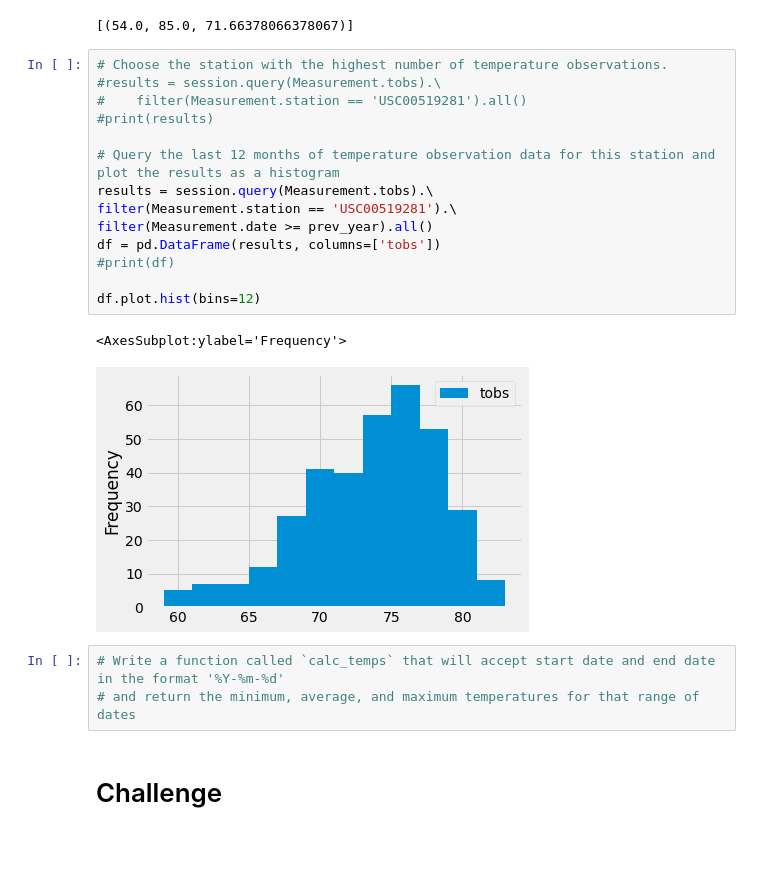
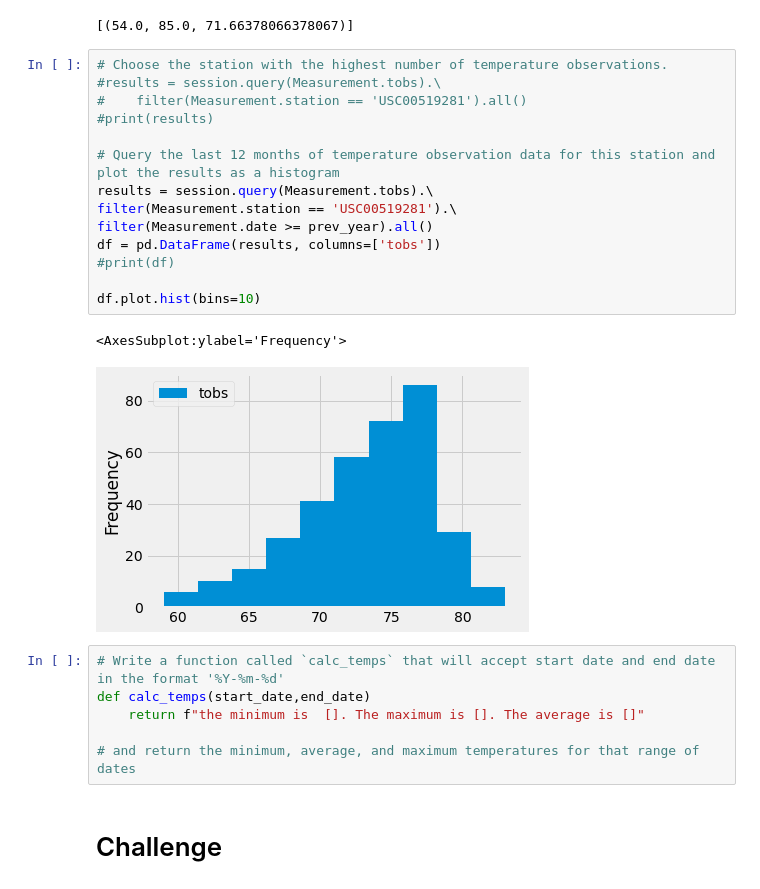
Before and after one commit to mlov1649/surfs_up, a Jupyter notebook: climate_analysis.ipynb, the cells around one changed output. Saved outputs shown, nothing was run; the diff lists cells and outputs as text; blank space fills up the shorter version.

Commit message:
establish a framework for challenge. need to look into filtering by date

```diff
--- a/climate_analysis.ipynb
+++ b/climate_analysis.ipynb
@@ -122,22 +122,25 @@ filter(Measurement.station == choice_station).all()
 # %%
 # Choose the station with the highest number of temperature observations.
 #results = session.query(Measurement.tobs).\
 #    filter(Measurement.station == 'USC00519281').all()
 #print(results)
 
 # Query the last 12 months of temperature observation data for this station and plot the results as a histogram
 results = session.query(Measurement.tobs).\
 filter(Measurement.station == 'USC00519281').\
 filter(Measurement.date >= prev_year).all()
 df = pd.DataFrame(results, columns=['tobs'])
 #print(df)
 
-df.plot.hist(bins=12)
+df.plot.hist(bins=10)
 # %% [output]
 <AxesSubplot:ylabel='Frequency'>
-[figure, old version]
+[figure, new version]
 # %%
 # Write a function called `calc_temps` that will accept start date and end date in the format '%Y-%m-%d'
+def calc_temps(start_date,end_date)
+    return f"the minimum is  []. The maximum is []. The average is []"
+
 # and return the minimum, average, and maximum temperatures for that range of dates
 # %% [markdown]
 # Challenge
```
Also changed, not shown: 3 other files.
